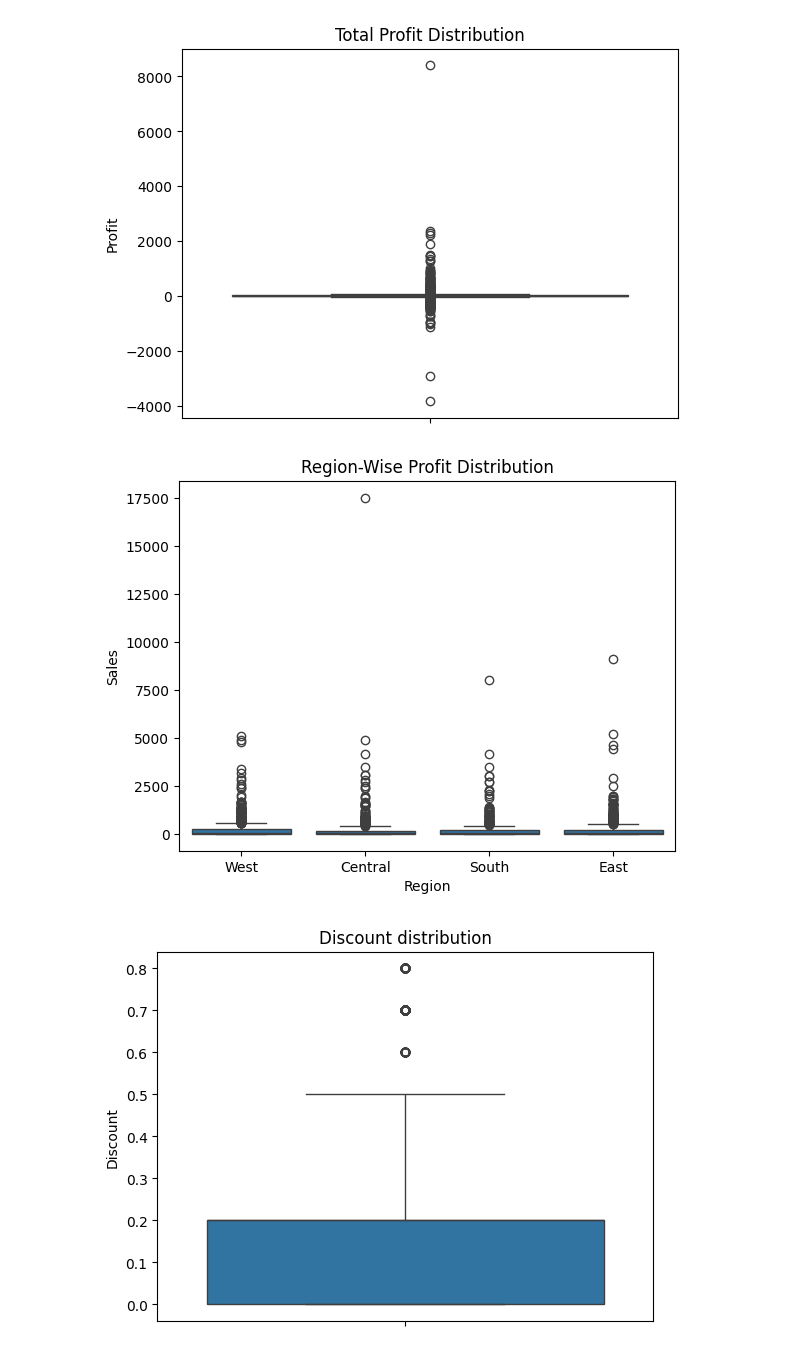
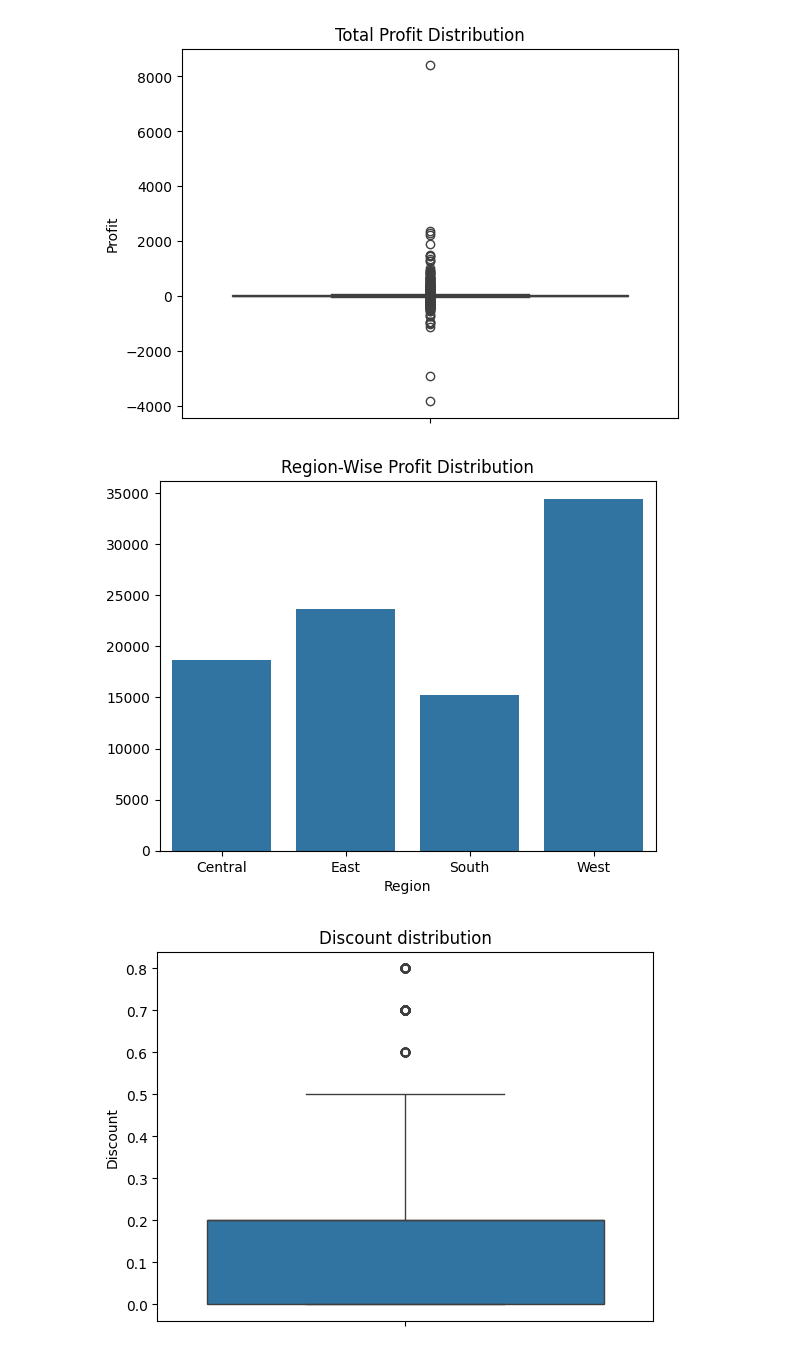
Before and after one commit to ankitg-02/sales_analysis, a Jupyter notebook: Corporate.ipynb, the cells around one changed output. Cells and saved outputs as stored; diff of their text form; code cells hidden in the pictures.

```diff
--- a/Corporate.ipynb
+++ b/Corporate.ipynb
@@ -174,11 +179,12 @@ plt.show()
 [figure]
 # %%
 #profit pattern distribution
-sns.boxplot(y=corporate_data['Sales'],x=corporate_data['Region'])
+profit_by_region=corporate_data.groupby('Region')['Profit'].sum()
+sns.barplot(y=profit_by_region.values,x=profit_by_region.index)
 plt.title("Region-Wise Profit Distribution")
 plt.show()
 # %% [output]
-[figure, old version]
+[figure, new version]
 # %%
 #discount pattern distribution
 sns.boxplot(corporate_data['Discount'])
```
Also changed, not shown: parts of 5 cells of this notebook.
